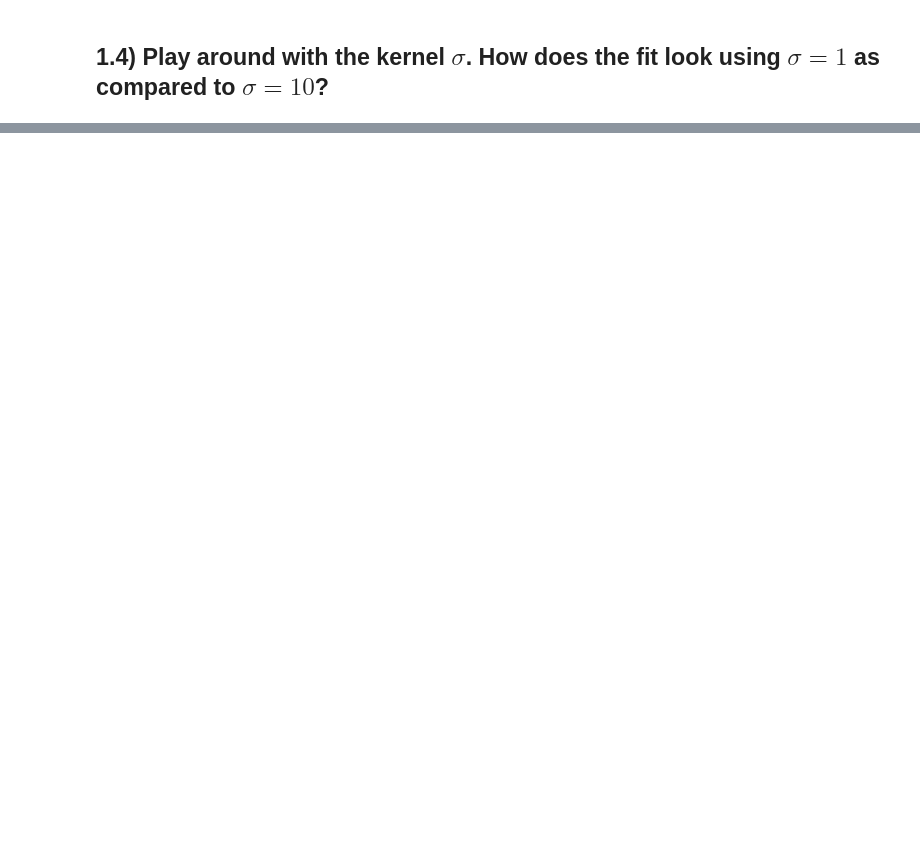
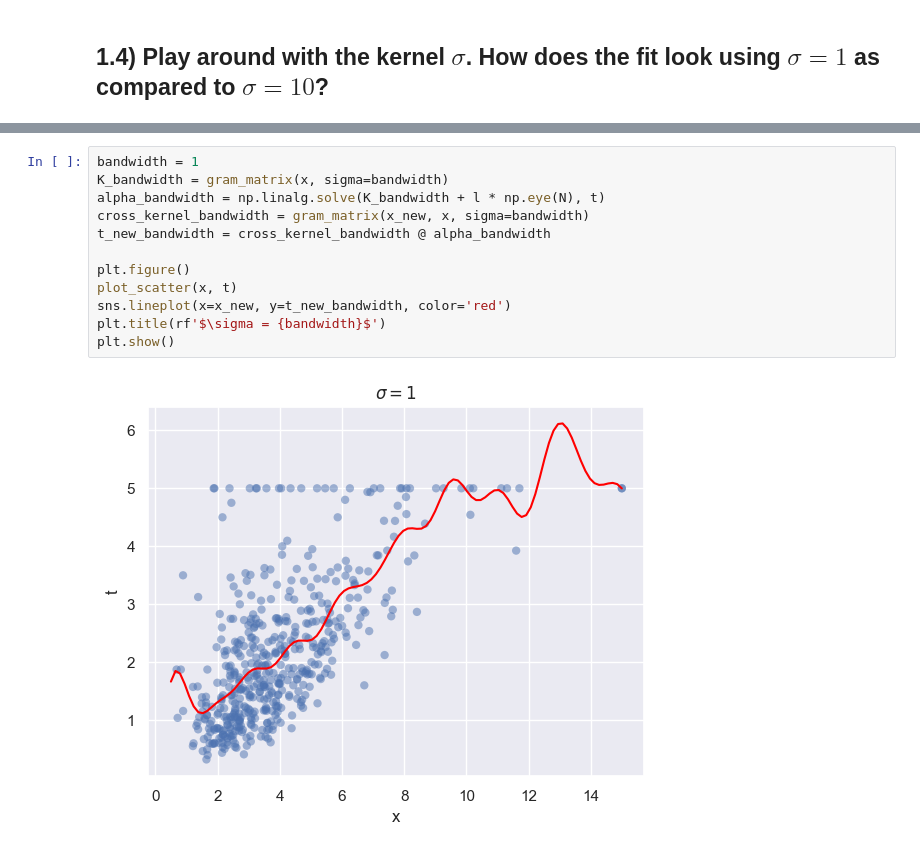
Before and after one commit to CharlsB73/AU-SLML2026-Weekly-Programming-Exercises-, a Jupyter notebook: Exercises/12-kernel-methods/exercise-12.ipynb, the cells around one changed output, grey strips where cells are left out. Cells and saved outputs as stored; diff of their text form; blank space fills up the shorter version.

```diff
--- a/Exercises/12-kernel-methods/exercise-12.ipynb
+++ b/Exercises/12-kernel-methods/exercise-12.ipynb
@@ -119,0 +186,14 @@ _Write your observations here: how do the $\sigma=1$ and $\sigma=10$ fits differ
+# %%
+bandwidth = 1
+K_bandwidth = gram_matrix(x, sigma=bandwidth)
+alpha_bandwidth = np.linalg.solve(K_bandwidth + l * np.eye(N), t)
+cross_kernel_bandwidth = gram_matrix(x_new, x, sigma=bandwidth)
+t_new_bandwidth = cross_kernel_bandwidth @ alpha_bandwidth
+
+plt.figure()
+plot_scatter(x, t)
+sns.lineplot(x=x_new, y=t_new_bandwidth, color='red')
+plt.title(rf'$\sigma = {bandwidth}$')
+plt.show()
+# %% [output]
+[figure, added]
```
Also changed, not shown: parts of 12 cells of this notebook.
